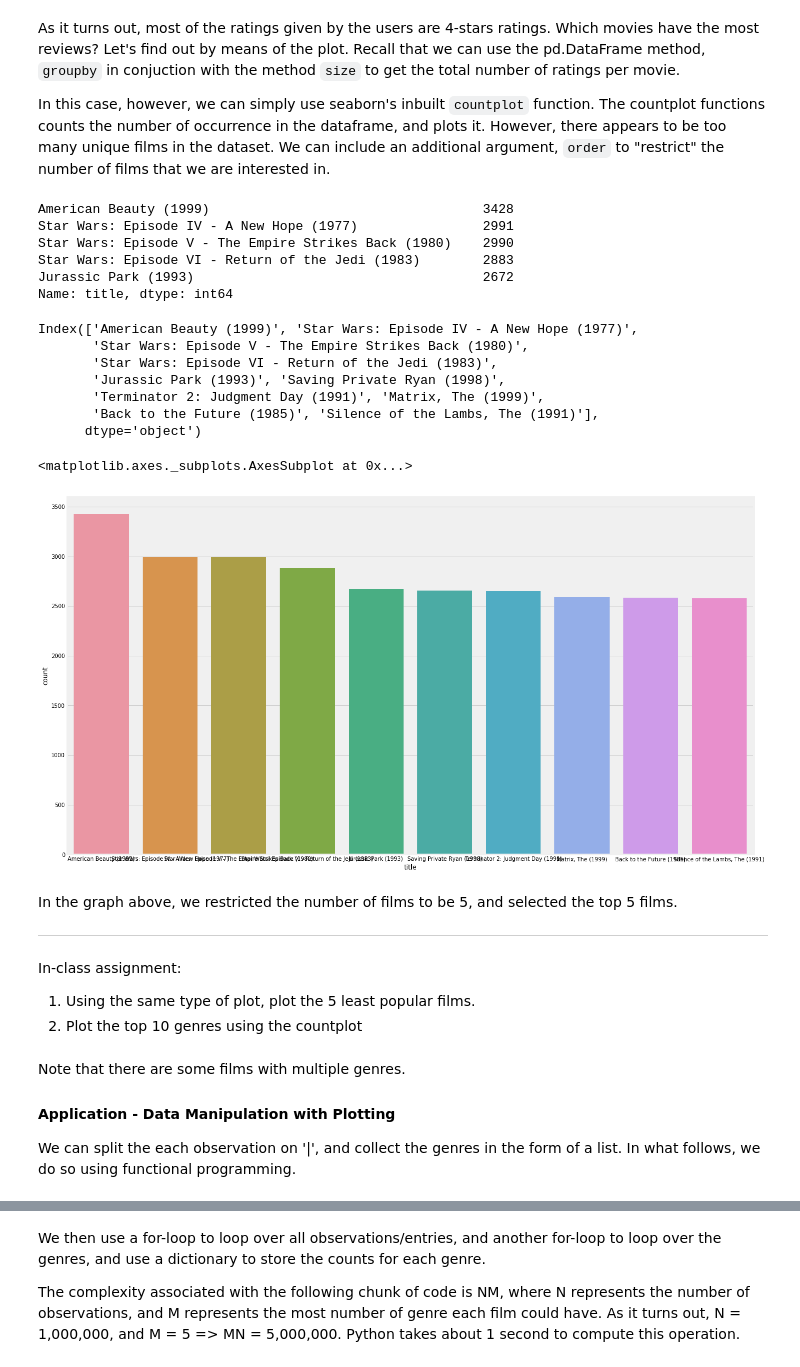
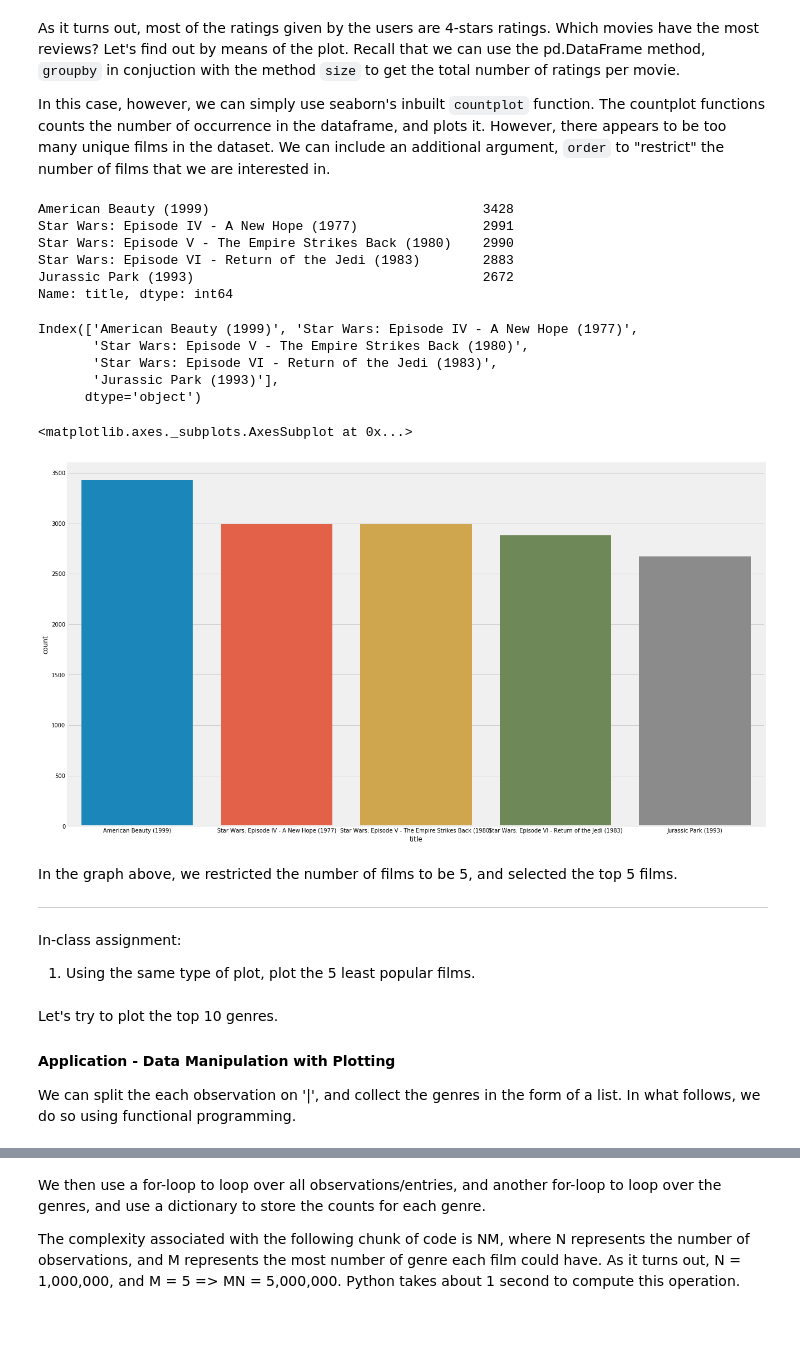
Before and after one commit to ngbolin/PythonProgrammingWorkshop, a Jupyter notebook: SMUMSE_ProgWorkshop_Lesson4.ipynb, the cells around one changed output, grey strips where cells are left out. Cells and saved outputs as stored; diff of their text form; code cells hidden in the pictures; blank space fills up the shorter version.

```diff
--- a/SMUMSE_ProgWorkshop_Lesson4.ipynb
+++ b/SMUMSE_ProgWorkshop_Lesson4.ipynb
@@ -402,31 +399,31 @@ plt.show()
 As it turns out, most of the ratings given by the users are 4-stars ratings. Which movies have the most reviews? Let's find out by means of the plot. Recall that we can use the pd.DataFrame method, `groupby` in conjuction with the method `size` to get the total number of ratings per movie.
 
 In this case, however, we can simply use seaborn's inbuilt `countplot` function. The countplot functions counts the number of occurrence in the dataframe, and plots it. However, there appears to be too many unique films in the dataset. We can include an additional argument, `order` to "restrict" the number of films that we are interested in.
-# %%
-dat['title'].value_counts()[0:5]
-# %% [output]
-American Beauty (1999)                                   3428
-Star Wars: Episode IV - A New Hope (1977)                2991
-Star Wars: Episode V - The Empire Strikes Back (1980)    2990
-Star Wars: Episode VI - Return of the Jedi (1983)        2883
-Jurassic Park (1993)                                     2672
-Name: title, dtype: int64
-# %%
-dat.title.value_counts().iloc[:10].index
-# %% [output]
-Index(['American Beauty (1999)', 'Star Wars: Episode IV - A New Hope (1977)',
-       'Star Wars: Episode V - The Empire Strikes Back (1980)',
-       'Star Wars: Episode VI - Return of the Jedi (1983)',
-       'Jurassic Park (1993)', 'Saving Private Ryan (1998)',
-       'Terminator 2: Judgment Day (1991)', 'Matrix, The (1999)',
-       'Back to the Future (1985)', 'Silence of the Lambs, The (1991)'],
-      dtype='object')
+# %%
+# The following code returns the top 5 films, along with the number of times they were reviewed
+dat['title'].value_counts()[0:5]
+# %% [output]
+American Beauty (1999)                                   3428
+Star Wars: Episode IV - A New Hope (1977)                2991
+Star Wars: Episode V - The Empire Strikes Back (1980)    2990
+Star Wars: Episode VI - Return of the Jedi (1983)        2883
+Jurassic Park (1993)                                     2672
+Name: title, dtype: int64
+# %%
+# The following code returns the top 5 films by name
+dat.title.value_counts().iloc[:5].index
+# %% [output]
+Index(['American Beauty (1999)', 'Star Wars: Episode IV - A New Hope (1977)',
+       'Star Wars: Episode V - The Empire Strikes Back (1980)',
+       'Star Wars: Episode VI - Return of the Jedi (1983)',
+       'Jurassic Park (1993)'],
+      dtype='object')
 # %%
 plt.figure(figsize=(20, 12))
-sns.countplot(x=dat['title'], order=dat.title.value_counts().iloc[:10].index) # value_counts() returns by order the highest counts
+sns.countplot(x=dat['title'], order=dat.title.value_counts().iloc[:5].index) # value_counts() returns by order the highest counts
 # %% [output]
 <matplotlib.axes._subplots.AxesSubplot at 0x...>
-[figure, old version]
+[figure, new version]
 # %% [markdown]
 In the graph above, we restricted the number of films to be 5, and selected the top 5 films.
 
@@ -435,6 +432,5 @@ In the graph above, we restricted the number of films to be 5, and selected the
 In-class assignment:
 
 1. Using the same type of plot, plot the 5 least popular films.
-2. Plot the top 10 genres using the countplot
 # %%
 ## Your code here
@@ -443,5 +437,5 @@ In-class assignment:
 # %% [markdown]
-Note that there are some films with multiple genres.
+Let's try to plot the top 10 genres.
 
 #### Application - Data Manipulation with Plotting
 We can split the each observation on '|', and collect the genres in the form of a list. In what follows, we do so using functional programming.
```
Also changed, not shown: parts of 33 cells of this notebook.
